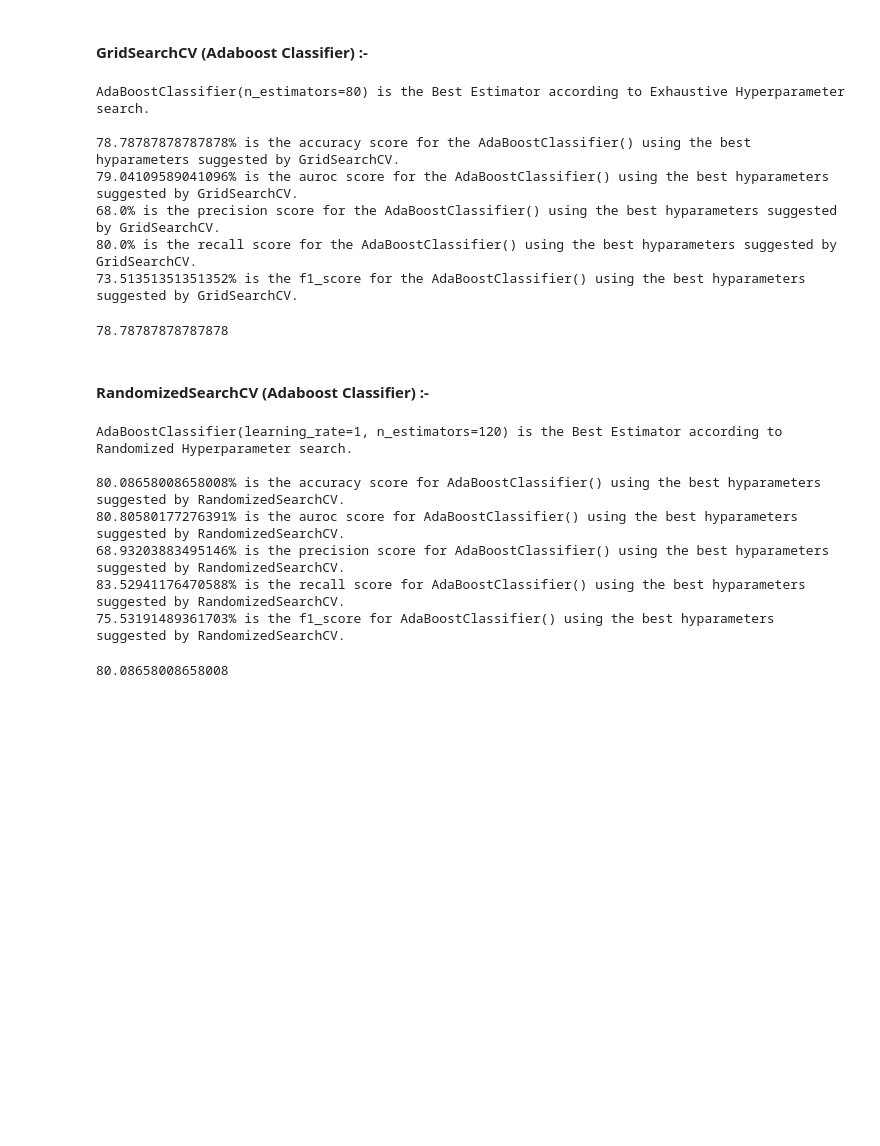
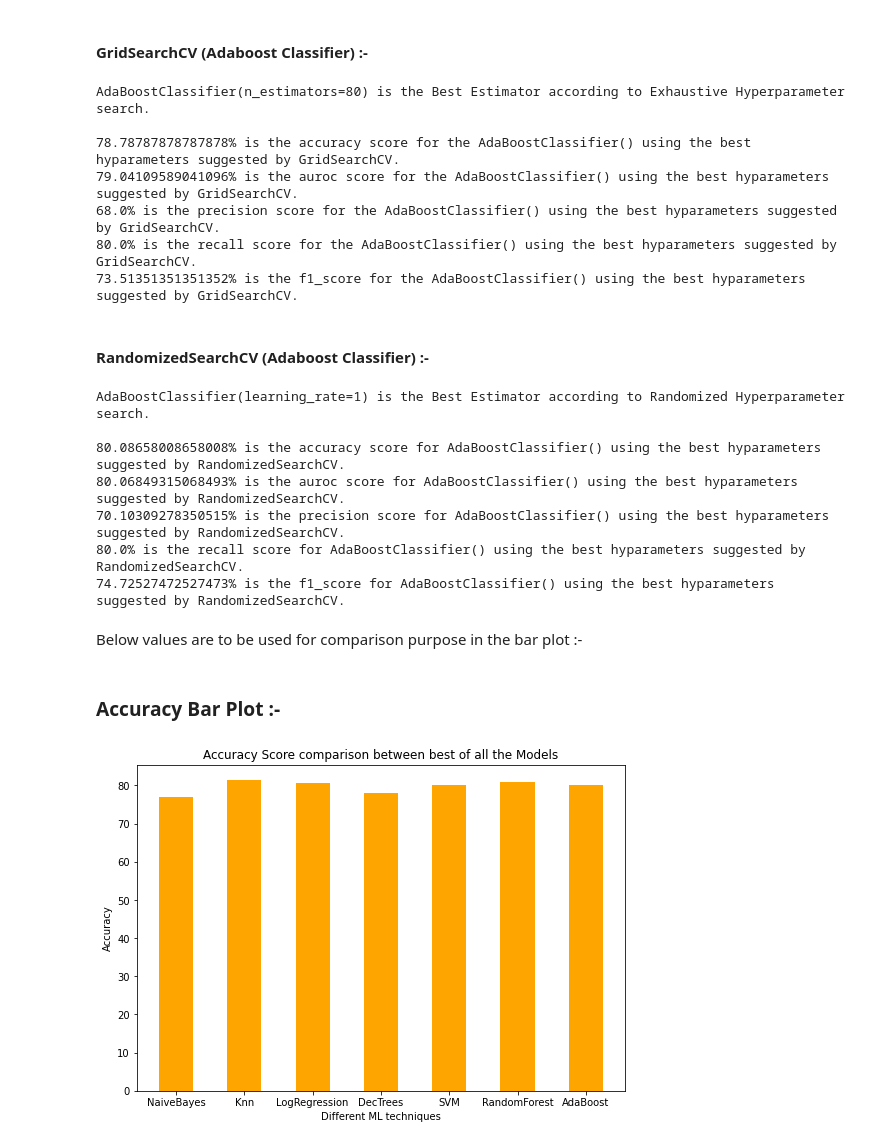
Before and after one commit to Patel27-S/Diabetes-Prediction---Data-Mining, a Jupyter notebook: DiabetesPrediction.ipynb, the cells around one changed output. Saved outputs shown, nothing was run; the diff lists cells and outputs as text; code cells hidden in the pictures; blank space fills up the shorter version.

```diff
--- a/DiabetesPrediction.ipynb
+++ b/DiabetesPrediction.ipynb
@@ -2800,7 +2921,7 @@ param_grid_dict = {
     'learning_rate':np.arange(1.0,10.0,1.0)
 }
 
-grid_search_cv(adaboost_classifier, param_grid_dict,
+accuracy_ab_grid_4, auroc_ab_grid_4 = grid_search_cv(adaboost_classifier, param_grid_dict,
                X_train=X_res,
                y_train = y_res,
                X_test = X_test_knnimp,
@@ -2813,7 +2934,6 @@ AdaBoostClassifier(n_estimators=80) is the Best Estimator according to Exhaustiv
 68.0% is the precision score for the AdaBoostClassifier() using the best hyparameters suggested by GridSearchCV.
 80.0% is the recall score for the AdaBoostClassifier() using the best hyparameters suggested by GridSearchCV.
 73.51351351351352% is the f1_score for the AdaBoostClassifier() using the best hyparameters suggested by GridSearchCV.
-78.78787878787878
 # %% [markdown]
 #### RandomizedSearchCV (Adaboost Classifier) :-
 # %%
@@ -2824,14 +2944,30 @@ param_grid_dict = {
     'learning_rate':np.arange(1,20,1)
 }
 
-randomized_search_cv(adaboost_classifier, param_grid_dict, X_res,
+accuracy_ab_random_4, auroc_ab_random_4 = randomized_search_cv(adaboost_classifier, param_grid_dict, X_res,
                     y_train=y_res, X_test=X_test_knnimp, y_test=y_test)
 # %% [output]
-AdaBoostClassifier(learning_rate=1, n_estimators=120) is the Best Estimator according to Randomized Hyperparameter search.
+AdaBoostClassifier(learning_rate=1) is the Best Estimator according to Randomized Hyperparameter search.
 
 80.08658008658008% is the accuracy score for AdaBoostClassifier() using the best hyparameters suggested by RandomizedSearchCV.
-80.80580177276391% is the auroc score for AdaBoostClassifier() using the best hyparameters suggested by RandomizedSearchCV.
-68.93203883495146% is the precision score for AdaBoostClassifier() using the best hyparameters suggested by RandomizedSearchCV.
-83.52941176470588% is the recall score for AdaBoostClassifier() using the best hyparameters suggested by RandomizedSearchCV.
-75.53191489361703% is the f1_score for AdaBoostClassifier() using the best hyparameters suggested by RandomizedSearchCV.
+80.06849315068493% is the auroc score for AdaBoostClassifier() using the best hyparameters suggested by RandomizedSearchCV.
+70.10309278350515% is the precision score for AdaBoostClassifier() using the best hyparameters suggested by RandomizedSearchCV.
+80.0% is the recall score for AdaBoostClassifier() using the best hyparameters suggested by RandomizedSearchCV.
+74.72527472527473% is the f1_score for AdaBoostClassifier() using the best hyparameters suggested by RandomizedSearchCV.
-80.08658008658008
+# %% [markdown]
+Below values are to be used for comparison purpose in the bar plot :-
+# %%
+adaBoostAcc4 = max(accuracy_ab_normal_4, accuracy_ab_grid_4, accuracy_ab_random_4)
+
+adaBoostAuroc4 = max(auroc_ab_normal_4, auroc_ab_grid_4, auroc_ab_random_4)
+# %% [markdown]
+### Accuracy Bar Plot :-
+# %%
+accuracies4 = naiveBayesAcc4, knnAccuracy4, logisticRegressionAcc4, decisionTreeAcc4, svmAcc4, randomForestAcc4, \
+              adaBoostAcc4
+# %%
+bar_plot_for_comaparison(y_label='Accuracy', performance_metric = accuracies4, x_label="Different ML techniques",  bar_width=0.5, \
+                             figsize=(8.75,6), color='orange', title = "Accuracy Score comparison between best of all the Models",\
+                     models = ['NaiveBayes', 'Knn', 'LogRegression', 'DecTrees', 'SVM', 'RandomForest', 'AdaBoost'])
+# %% [output]
+[figure, added]
```
Also changed, not shown: parts of 74 cells of this notebook.
